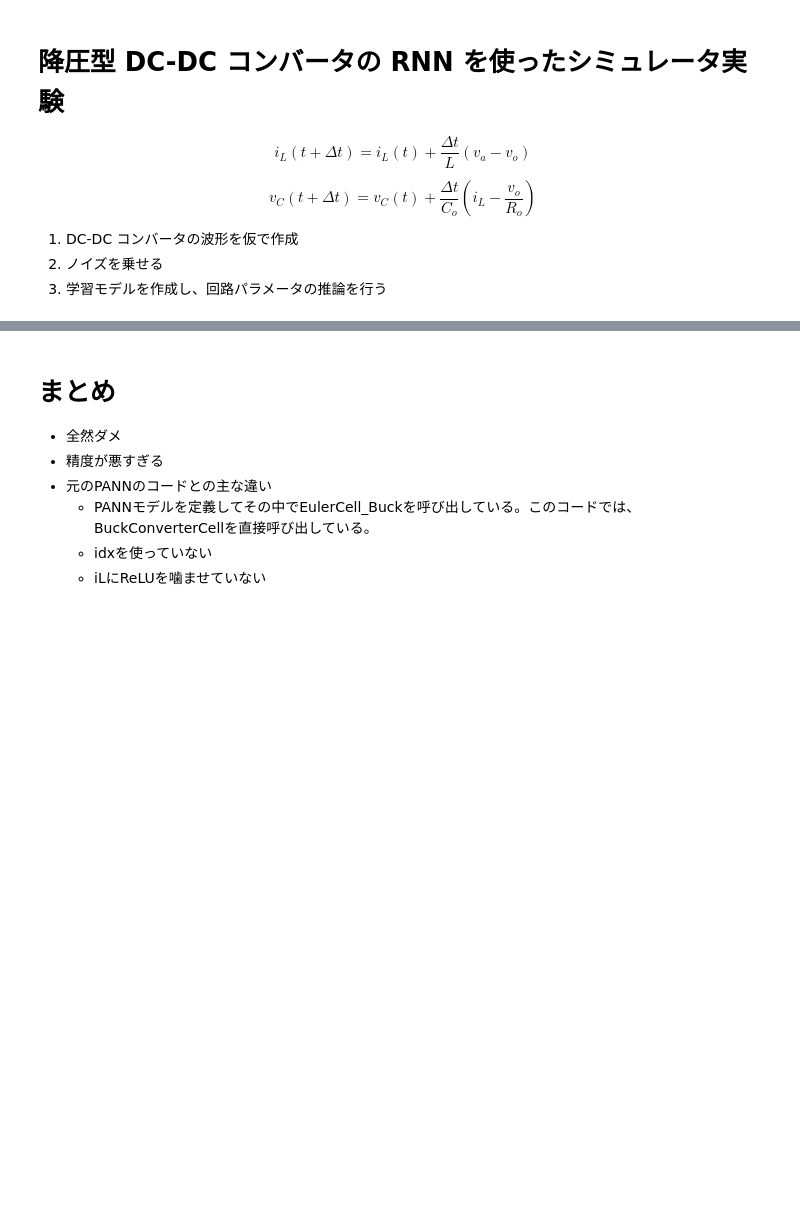
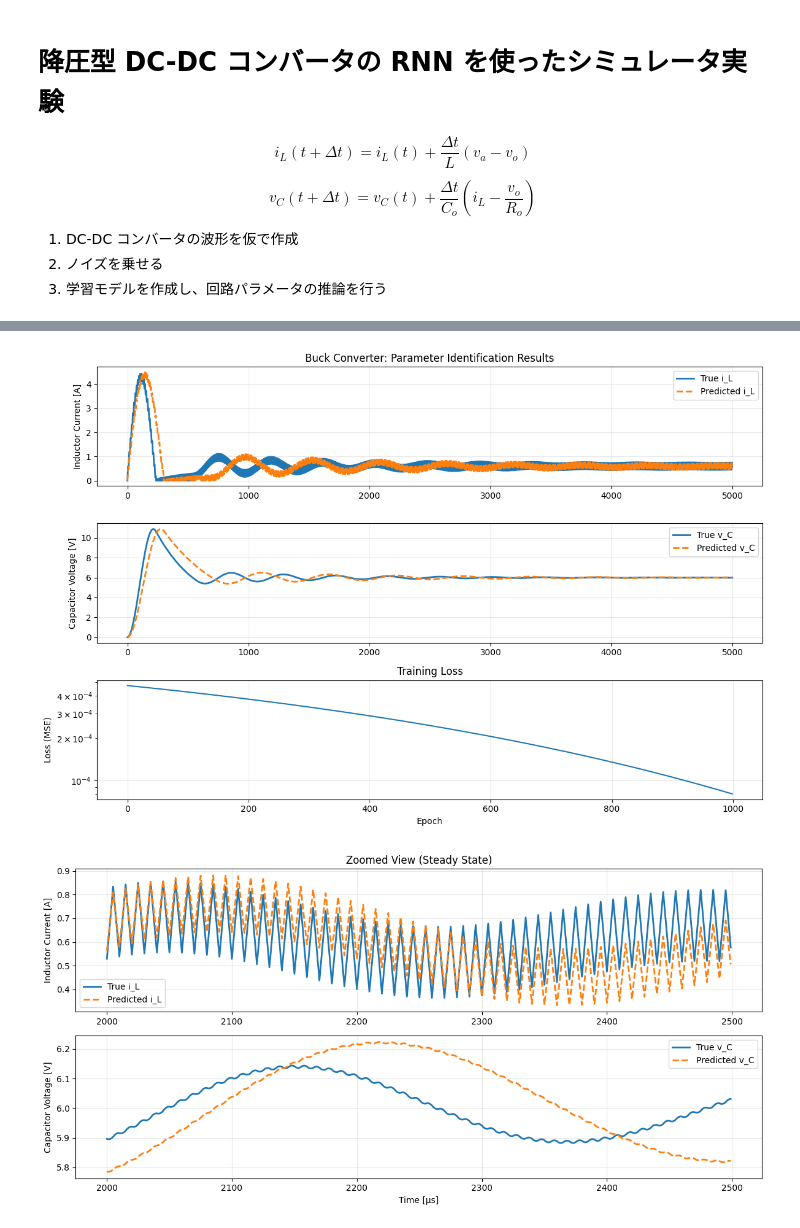
Before and after one commit to University-Laboratory/rnn-pann, a Jupyter notebook: notebooks/note2.ipynb, the cells around one changed output, grey strips where cells are left out. Cells and saved outputs as stored; diff of their text form; code cells hidden in the pictures; blank space fills up the shorter version.

```diff
--- a/notebooks/note2.ipynb
+++ b/notebooks/note2.ipynb
@@ -158,8 +257,71 @@ R = 8.027 Ω
-# %% [markdown]
-# まとめ
-- 全然ダメ
-- 精度が悪すぎる
-- 元のPANNのコードとの主な違い
-  - PANNモデルを定義してその中でEulerCell_Buckを呼び出している。このコードでは、BuckConverterCellを直接呼び出している。
-  - idxを使っていない
-  - iLにReLUを噛ませていない
+# %%
+# ============================
+# 7. 波形比較プロット
+# ============================
+time = np.arange(N) * dt * 1e6  # μs単位
+
+fig, axes = plt.subplots(3, 1, figsize=(12, 8))
+
+# インダクタ電流
+axes[0].plot(time, iL[:-1], label="True i_L", linewidth=2)
+axes[0].plot(time, iL_sim, "--", label="Predicted i_L", linewidth=2)
+axes[0].set_ylabel("Inductor Current [A]")
+axes[0].legend()
+axes[0].grid(True, alpha=0.3)
+axes[0].set_title("Buck Converter: Parameter Identification Results")
+
+# キャパシタ電圧
+axes[1].plot(time, vC[:-1], label="True v_C", linewidth=2)
+axes[1].plot(time, vC_sim, "--", label="Predicted v_C", linewidth=2)
+axes[1].set_ylabel("Capacitor Voltage [V]")
+axes[1].legend()
+axes[1].grid(True, alpha=0.3)
+
+# 損失関数の履歴
+axes[2].semilogy(loss_history)
+axes[2].set_xlabel("Epoch")
+axes[2].set_ylabel("Loss (MSE)")
+axes[2].grid(True, alpha=0.3)
+axes[2].set_title("Training Loss")
+
+plt.tight_layout()
+plt.show()
+
+# 一部区間の詳細表示
+plt.figure(figsize=(12, 6))
+start_idx = 2000
+end_idx = 2500
+
+plt.subplot(2, 1, 1)
+plt.plot(time[start_idx:end_idx], iL[start_idx:end_idx], label="True i_L", linewidth=2)
+plt.plot(
+    time[start_idx:end_idx],
+    iL_sim[start_idx:end_idx],
+    "--",
+    label="Predicted i_L",
+    linewidth=2,
+)
+plt.ylabel("Inductor Current [A]")
+plt.legend()
+plt.grid(True, alpha=0.3)
+plt.title("Zoomed View (Steady State)")
+
+plt.subplot(2, 1, 2)
+plt.plot(time[start_idx:end_idx], vC[start_idx:end_idx], label="True v_C", linewidth=2)
+plt.plot(
+    time[start_idx:end_idx],
+    vC_sim[start_idx:end_idx],
+    "--",
+    label="Predicted v_C",
+    linewidth=2,
+)
+plt.ylabel("Capacitor Voltage [V]")
+plt.xlabel("Time [µs]")
+plt.legend()
+plt.grid(True, alpha=0.3)
+
+plt.tight_layout()
+plt.show()
+# %% [output]
+[figure, added]
+[figure, added]
```
Also changed, not shown: parts of 5 cells of this notebook.
